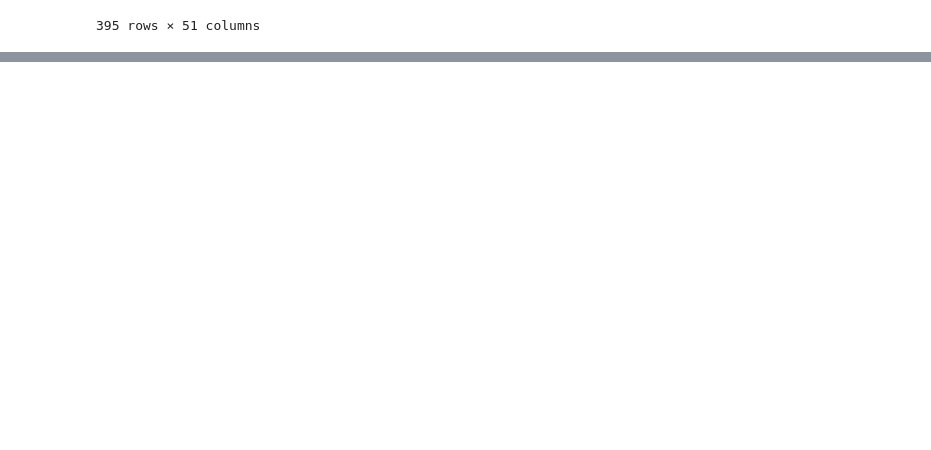
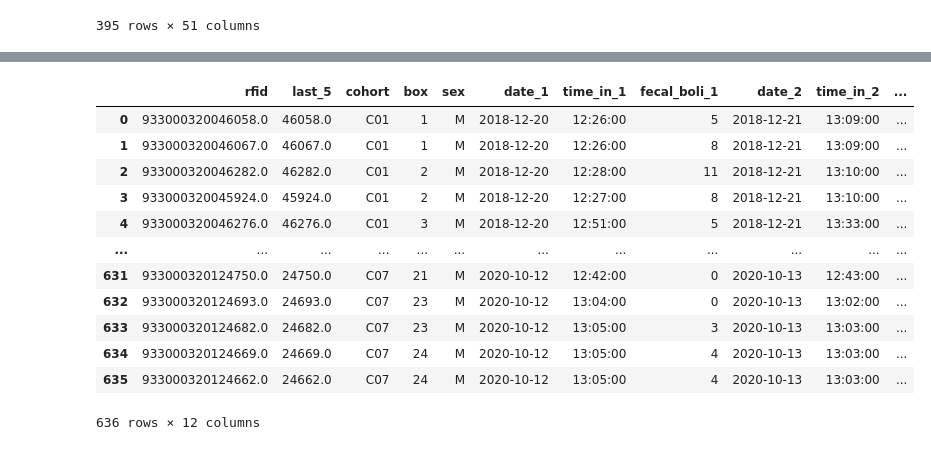
Before and after one commit to Shaezzer/PalmerLab, a Jupyter notebook: fits_locomoter_master_comparison.ipynb, the cells around one changed output, grey strips where cells are left out. Saved outputs shown, nothing was run; the diff lists cells and outputs as text; code cells hidden in the pictures; blank space fills up the shorter version.

```diff
--- a/fits_locomoter_master_comparison.ipynb
+++ b/fits_locomoter_master_comparison.ipynb
@@ -14,6 +14,7 @@ dropbox_dir = r'C:/Users/cocoy/Dropbox (Palmer Lab)/Palmer Lab/Shae Ziegler/Suza
 df_fits = pd.read_csv(dropbox_dir + '/fits.csv')
 df_locomotor = pd.read_csv(dropbox_dir + '/locomotor.csv')
 df_wfu = pd.read_csv(dropbox_dir + '/wfu_master.csv')
+df_fecal_boli = pd.read_csv(dropbox_dir + '/fecal_boli.csv')
 # %%
 df_fits
 # %% [output]
@@ -65,3 +50,25 @@ df_wfu
+# %%
+#df_fecal_boli['rfid'] = df_fecal_boli.rfid.astype(str)
+#df_fecal_boli['rfid'] = df_fecal_boli['rfid'].apply(str)
+#df_fecal_boli['rfid'] = pd.Series(df_fecal_boli['rfid'], dtype="string")
+#df_fecal_boli['rfid'] = pd.Series(df_fecal_boli['rfid'], dtype=pd.StringDtype)
+#df_fecal_boli['rfid'] = df_fecal_boli['rfid'].map(str)
+df_fecal_boli['rfid'] = df_fecal_boli['rfid'].values.astype(str)
+df_fecal_boli
+# %% [output]
+|  | rfid | last_5 | cohort | box | sex | date_1 | time_in_1 | fecal_boli_1 | date_2 | time_in_2 | ... |
+| 0 | 933000320046058.0 | 46058.0 | C01 | 1 | M | 2018-12-20 | 12:26:00 | 5 | 2018-12-21 | 13:09:00 | ... |
+| 1 | 933000320046067.0 | 46067.0 | C01 | 1 | M | 2018-12-20 | 12:26:00 | 8 | 2018-12-21 | 13:09:00 | ... |
+| 2 | 933000320046282.0 | 46282.0 | C01 | 2 | M | 2018-12-20 | 12:28:00 | 11 | 2018-12-21 | 13:10:00 | ... |
+| 3 | 933000320045924.0 | 45924.0 | C01 | 2 | M | 2018-12-20 | 12:27:00 | 8 | 2018-12-21 | 13:10:00 | ... |
+| 4 | 933000320046276.0 | 46276.0 | C01 | 3 | M | 2018-12-20 | 12:51:00 | 5 | 2018-12-21 | 13:33:00 | ... |
+| ... | ... | ... | ... | ... | ... | ... | ... | ... | ... | ... | ... |
+| 631 | 933000320124750.0 | 24750.0 | C07 | 21 | M | 2020-10-12 | 12:42:00 | 0 | 2020-10-13 | 12:43:00 | ... |
+| 632 | 933000320124693.0 | 24693.0 | C07 | 23 | M | 2020-10-12 | 13:04:00 | 0 | 2020-10-13 | 13:02:00 | ... |
+| 633 | 933000320124682.0 | 24682.0 | C07 | 23 | M | 2020-10-12 | 13:05:00 | 3 | 2020-10-13 | 13:03:00 | ... |
+| 634 | 933000320124669.0 | 24669.0 | C07 | 24 | M | 2020-10-12 | 13:05:00 | 4 | 2020-10-13 | 13:03:00 | ... |
+| 635 | 933000320124662.0 | 24662.0 | C07 | 24 | M | 2020-10-12 | 13:05:00 | 4 | 2020-10-13 | 13:03:00 | ... |
+636 rows × 12 columns
 # %%
 wfu_rfid = df_wfu.last_5.unique()
 locomotor_rfid = df_locomotor.rfid.unique()
```
Also changed, not shown: parts of 7 cells of this notebook.
